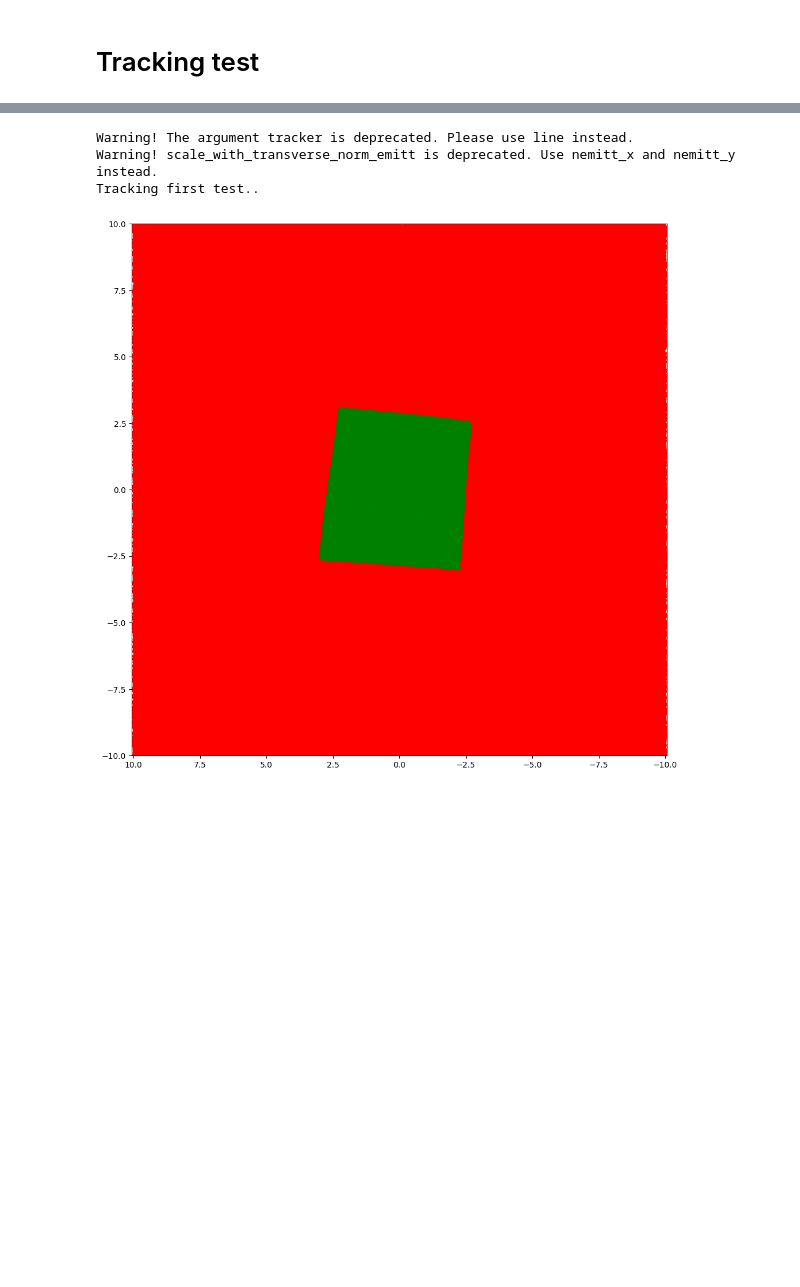
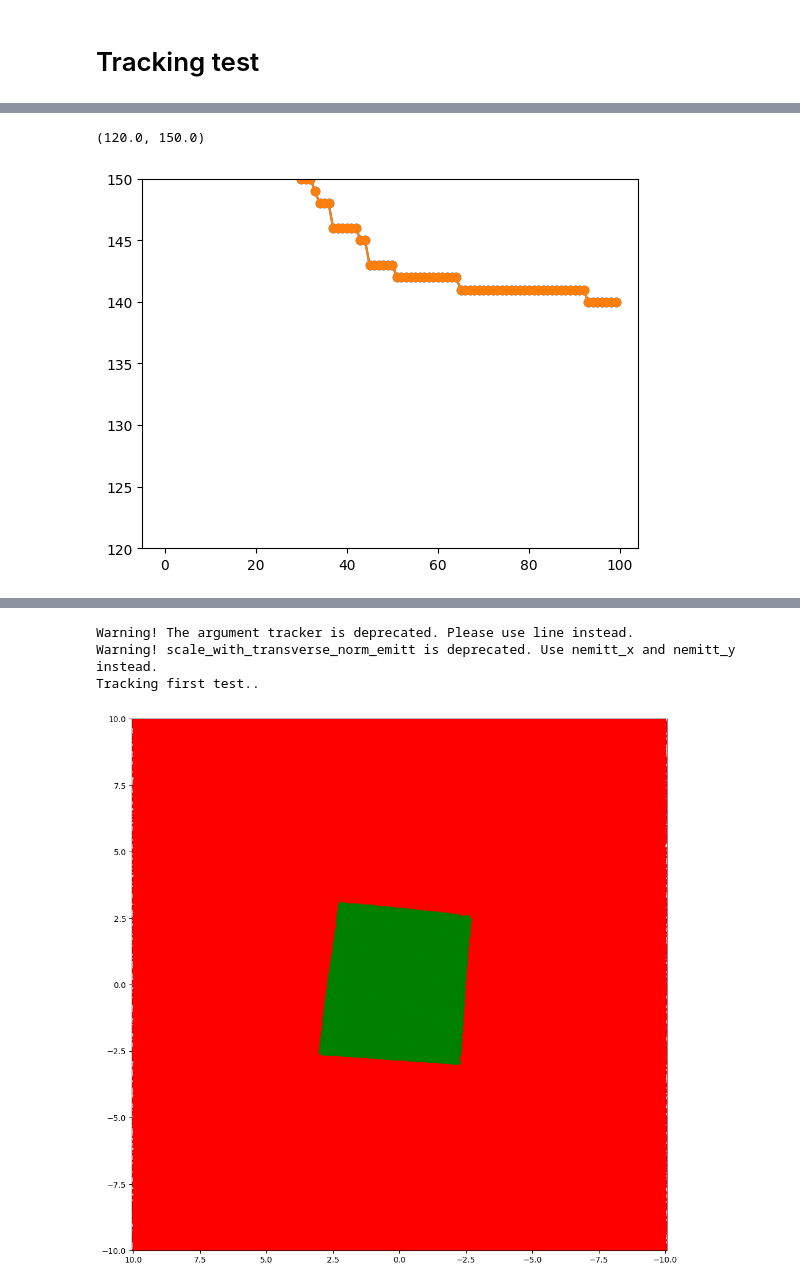
Before and after one commit to pbelange/BBStudies, a Jupyter notebook: Machines/XMask/Jobs/003_particle_dist_and_track/tracking_test.ipynb, the cells around one changed output, grey strips where cells are left out. Saved outputs shown, nothing was run; the diff lists cells and outputs as text; code cells hidden in the pictures; blank space fills up the shorter version.

```diff
--- a/Machines/XMask/Jobs/003_particle_dist_and_track/tracking_test.ipynb
+++ b/Machines/XMask/Jobs/003_particle_dist_and_track/tracking_test.ipynb
@@ -147,0 +497,7 @@ Text(0.5, 0, 'x [m]')
+# %%
+df2 = tracked.df.copy()
+df2 = df2[df2['gamma0'] > 0].reset_index(drop=True)
+df2 = df2[df2['at_element'] != 0].reset_index(drop=True)
+intensity2 = tracked.df.groupby('at_turn').count().state
+# %%
+intensity = tracked.df.groupby('at_turn').count().state
@@ -147,0 +511,9 @@ Text(0.5, 0, 'x [m]')
+# %%
+import matplotlib.pyplot as plt
+plt.figure()
+plt.plot(intensity,'-o')
+plt.plot(intensity2,'-o')
+plt.ylim([120,150])
+# %% [output]
+(120.0, 150.0)
+[figure, added]
```
Also changed, not shown: parts of 72 cells of this notebook, 9 other files.
